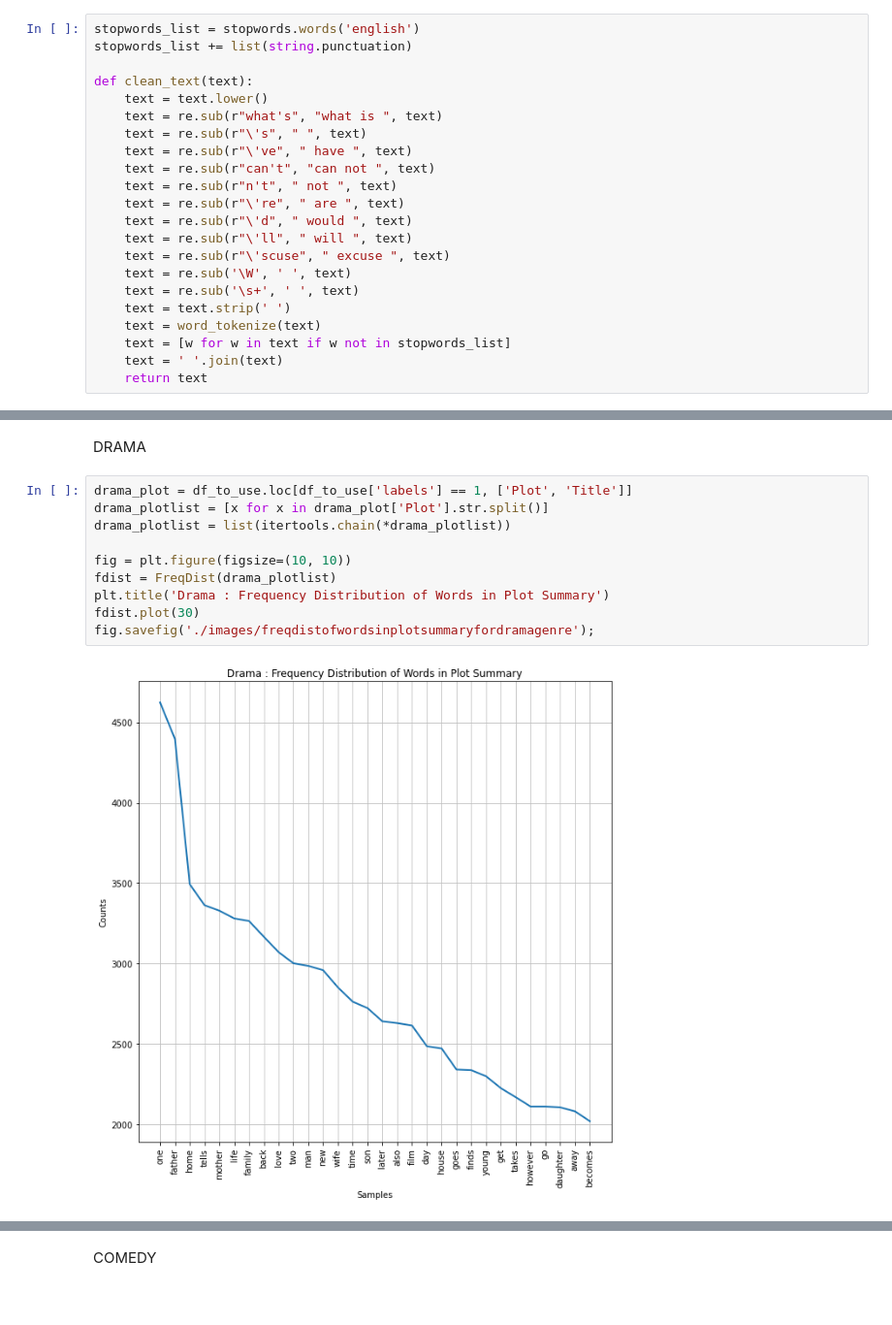
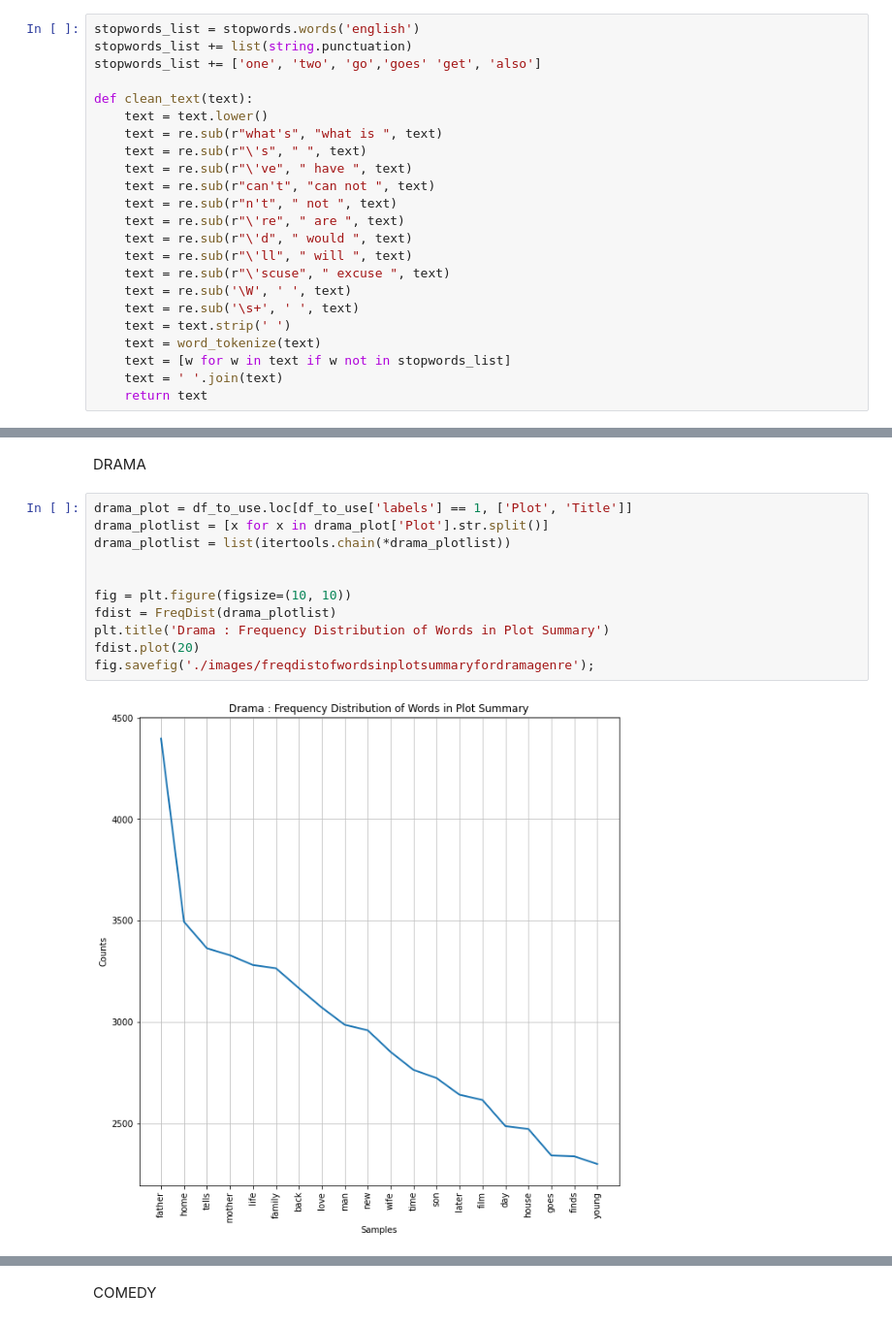
Before and after one commit to Wonuabimbola/movie-genre-prediction, a Jupyter notebook: Untitled.ipynb, the cells around one changed output, grey strips where cells are left out. Shown at 97% size. Drawn from its saved outputs; the diff is of its cells as text.

```diff
--- a/Untitled.ipynb
+++ b/Untitled.ipynb
@@ -231,6 +228,7 @@ stopwords_list += list(string.punctuation)
 # %%
 stopwords_list = stopwords.words('english')
 stopwords_list += list(string.punctuation)
+stopwords_list += ['one', 'two', 'go','goes' 'get', 'also']
 
 def clean_text(text):
     text = text.lower()
@@ -264,12 +262,13 @@ DRAMA
 # %%
 drama_plot = df_to_use.loc[df_to_use['labels'] == 1, ['Plot', 'Title']]
 drama_plotlist = [x for x in drama_plot['Plot'].str.split()]
 drama_plotlist = list(itertools.chain(*drama_plotlist))
 
+
 fig = plt.figure(figsize=(10, 10))
 fdist = FreqDist(drama_plotlist)
 plt.title('Drama : Frequency Distribution of Words in Plot Summary')
-fdist.plot(30)
+fdist.plot(20)
 fig.savefig('./images/freqdistofwordsinplotsummaryfordramagenre');
 # %% [output]
-[figure, old version]
+[figure, new version]
```
Also changed, not shown: parts of 28 cells of this notebook, 18 other files.
